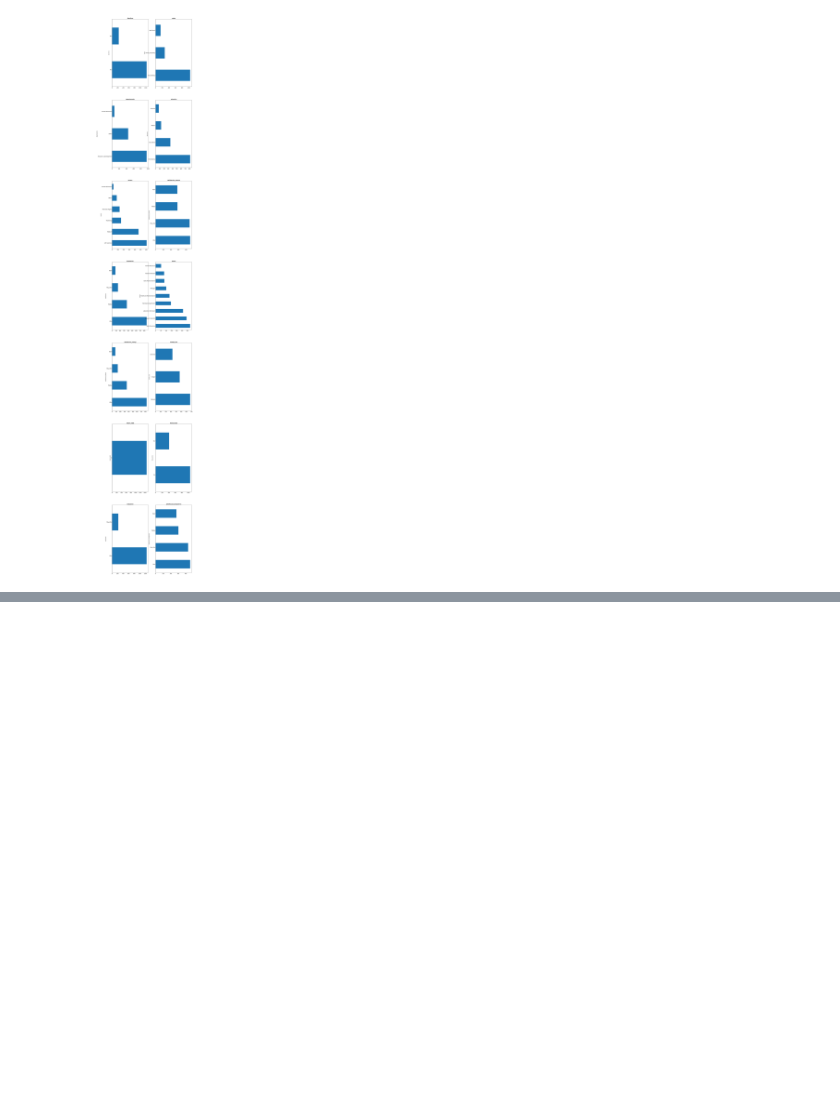
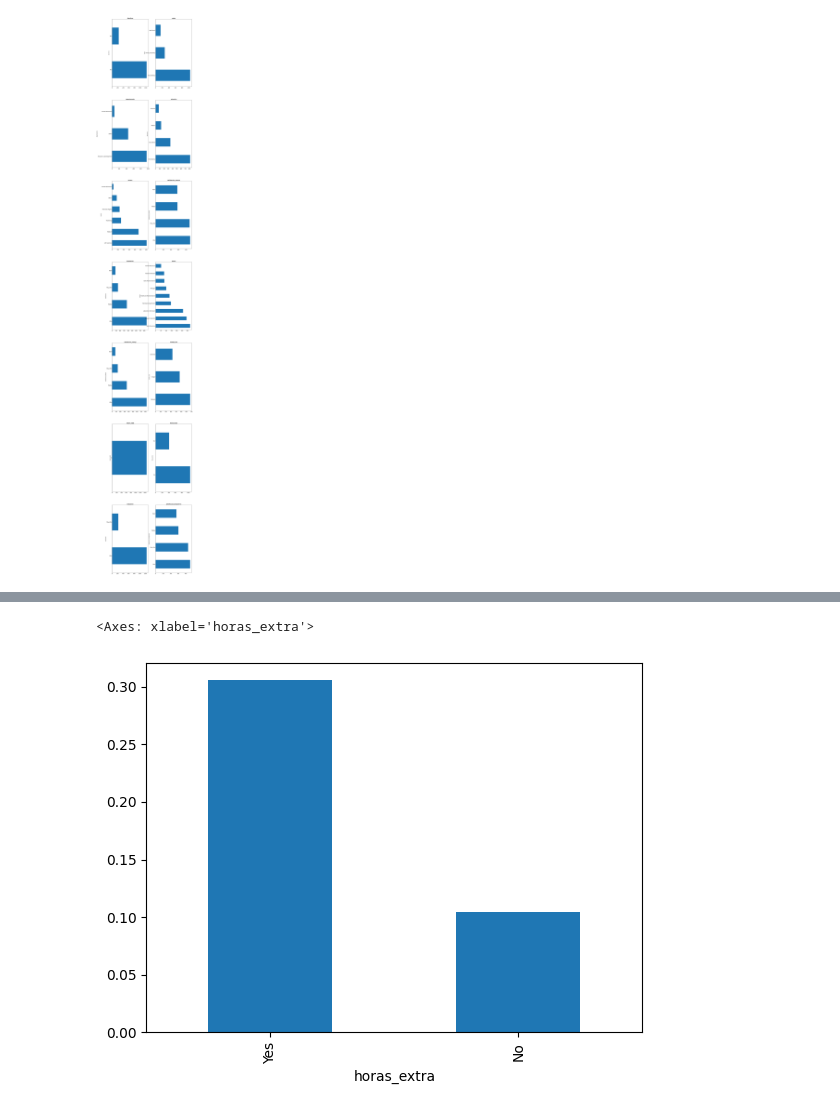
Before and after one commit to Jomeg/CursoPythonIUPB, a Jupyter notebook: cursoPythonIUPB.ipynb, the cells around one changed output, grey strips where cells are left out. Cells and saved outputs as stored; diff of their text form; code cells hidden in the pictures; blank space fills up the shorter version.

```diff
--- a/cursoPythonIUPB.ipynb
+++ b/cursoPythonIUPB.ipynb
@@ -93,0 +217,7 @@ graficos_eda_categorica(df.select_dtypes('O'))
+# %%
+#Analisis de horas extras en un histograma o diagrama de barras
+temp = df.groupby('horas_extra').abandono.mean().sort_values(ascending=False)
+temp.plot.bar()
+# %% [output]
+<Axes: xlabel='horas_extra'>
+[figure, added]
```
Also changed, not shown: parts of 24 cells of this notebook.
